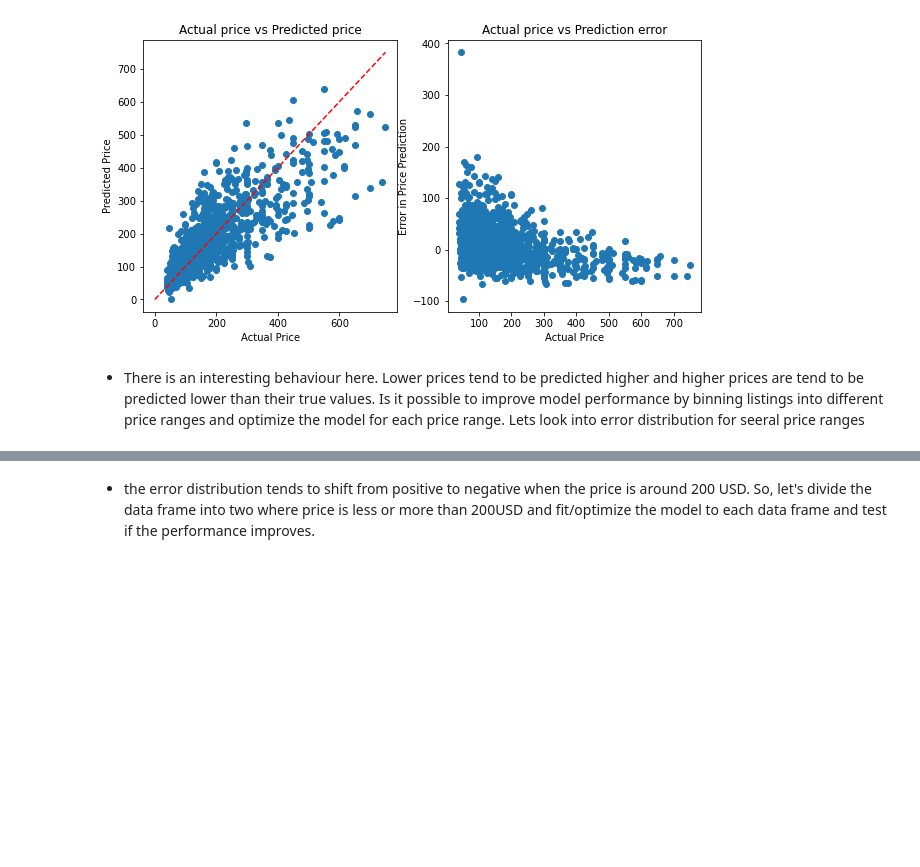
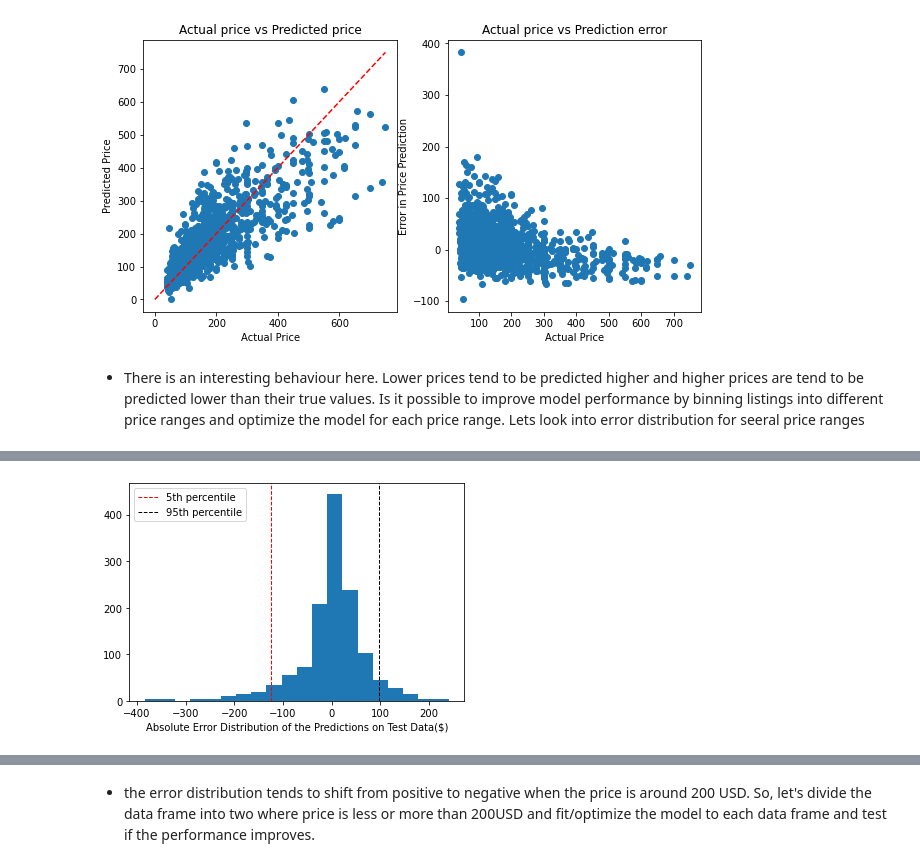
Before and after one commit to yselimd/Airbnb-Price-Prediction, a Jupyter notebook: notebooks/Model.ipynb, the cells around one changed output, grey strips where cells are left out. Saved outputs shown, nothing was run; the diff lists cells and outputs as text; code cells hidden in the pictures; blank space fills up the shorter version.

```diff
--- a/notebooks/Model.ipynb
+++ b/notebooks/Model.ipynb
@@ -383,0 +387,9 @@ plt.xlabel("Error Distribution of the Predictions on Test Data");
+# %%
+abs_error = (y-x)
+plt.hist(abs_error,bins=20)
+plt.axvline(x = np.percentile(abs_error,5), color='r', linestyle='dashed', linewidth=1, label='5th percentile')
+plt.axvline(x = np.percentile(abs_error,95), color='k', linestyle='dashed', linewidth=1, label='95th percentile')
+plt.xlabel("Absolute Error Distribution of the Predictions on Test Data($)")
+plt.legend();
+# %% [output]
+[figure, added]
```
Also changed, not shown: parts of 10 cells of this notebook.
